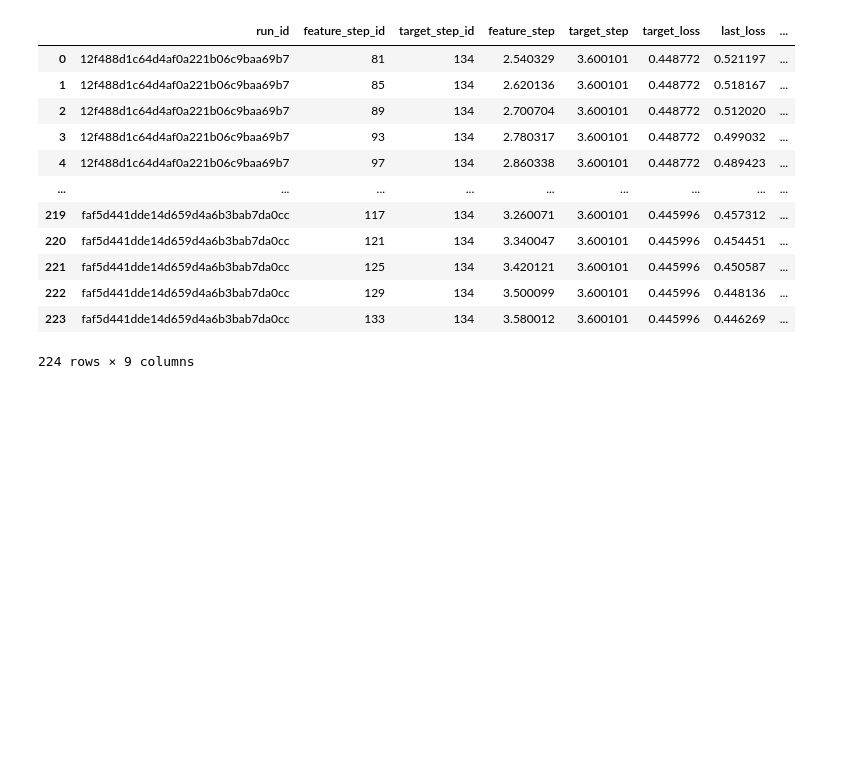
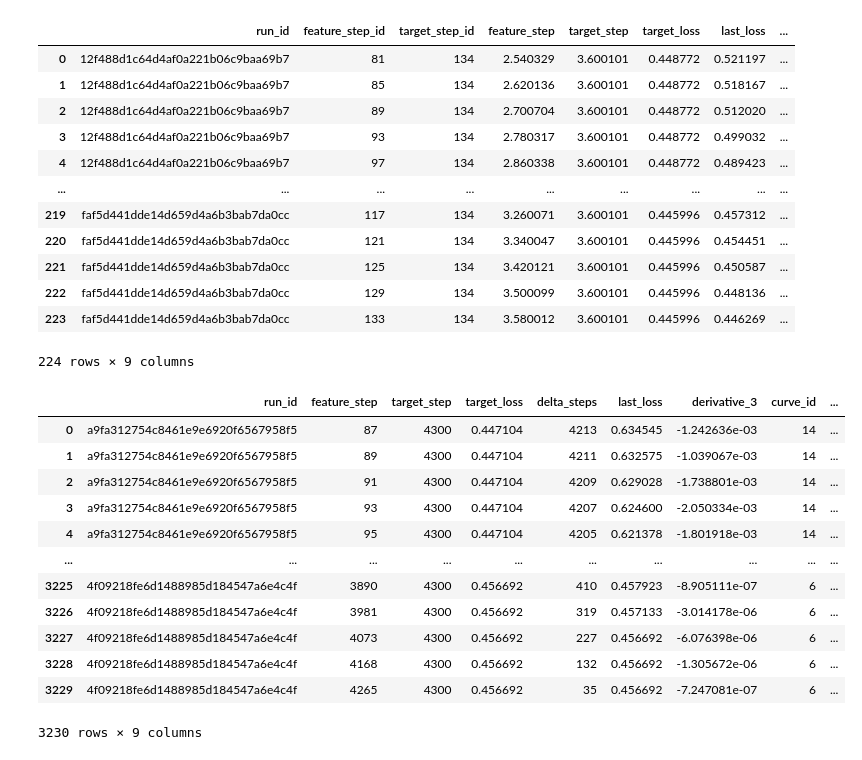
Before and after one commit to daniel-gieseler/early_stop, a Jupyter notebook: src/dl_class.ipynb, the cells around one changed output. Saved outputs shown, nothing was run; the diff lists cells and outputs as text; code cells hidden in the pictures; blank space fills up the shorter version.

```diff
--- a/src/dl_class.ipynb
+++ b/src/dl_class.ipynb
@@ -277,2 +161,26 @@ def plot_predicted_vs_true_loss(df, n_th=0, margin=0.002):
 # %%
 plot_predicted_vs_true_loss(df, n_th = 2)
+# %%
+from dataset_v2 import curve_create_dataset
+import numpy as np
+df = curve_create_dataset(path='runs_data.json')
+df['predicted_loss'] = df.apply(
+    lambda row: row['last_loss'] * np.exp(row['delta_steps'] * (0.1153 * row['derivative_3'] - 8.5e-6)),
+    axis=1
+)
+# %%
+df
+# %% [output]
+|  | run_id | feature_step | target_step | target_loss | delta_steps | last_loss | derivative_3 | curve_id | ... |
+| 0 | a9fa312754c8461e9e6920f6567958f5 | 87 | 4300 | 0.447104 | 4213 | 0.634545 | -1.242636e-03 | 14 | ... |
+| 1 | a9fa312754c8461e9e6920f6567958f5 | 89 | 4300 | 0.447104 | 4211 | 0.632575 | -1.039067e-03 | 14 | ... |
+| 2 | a9fa312754c8461e9e6920f6567958f5 | 91 | 4300 | 0.447104 | 4209 | 0.629028 | -1.738801e-03 | 14 | ... |
+| 3 | a9fa312754c8461e9e6920f6567958f5 | 93 | 4300 | 0.447104 | 4207 | 0.624600 | -2.050334e-03 | 14 | ... |
+| 4 | a9fa312754c8461e9e6920f6567958f5 | 95 | 4300 | 0.447104 | 4205 | 0.621378 | -1.801918e-03 | 14 | ... |
+| ... | ... | ... | ... | ... | ... | ... | ... | ... | ... |
+| 3225 | 4f09218fe6d1488985d184547a6e4c4f | 3890 | 4300 | 0.456692 | 410 | 0.457923 | -8.905111e-07 | 6 | ... |
+| 3226 | 4f09218fe6d1488985d184547a6e4c4f | 3981 | 4300 | 0.456692 | 319 | 0.457133 | -3.014178e-06 | 6 | ... |
+| 3227 | 4f09218fe6d1488985d184547a6e4c4f | 4073 | 4300 | 0.456692 | 227 | 0.456692 | -6.076398e-06 | 6 | ... |
+| 3228 | 4f09218fe6d1488985d184547a6e4c4f | 4168 | 4300 | 0.456692 | 132 | 0.456692 | -1.305672e-06 | 6 | ... |
+| 3229 | 4f09218fe6d1488985d184547a6e4c4f | 4265 | 4300 | 0.456692 | 35 | 0.456692 | -7.247081e-07 | 6 | ... |
+3230 rows × 9 columns
```
Also changed, not shown: parts of 7 cells of this notebook, 14 other files.
